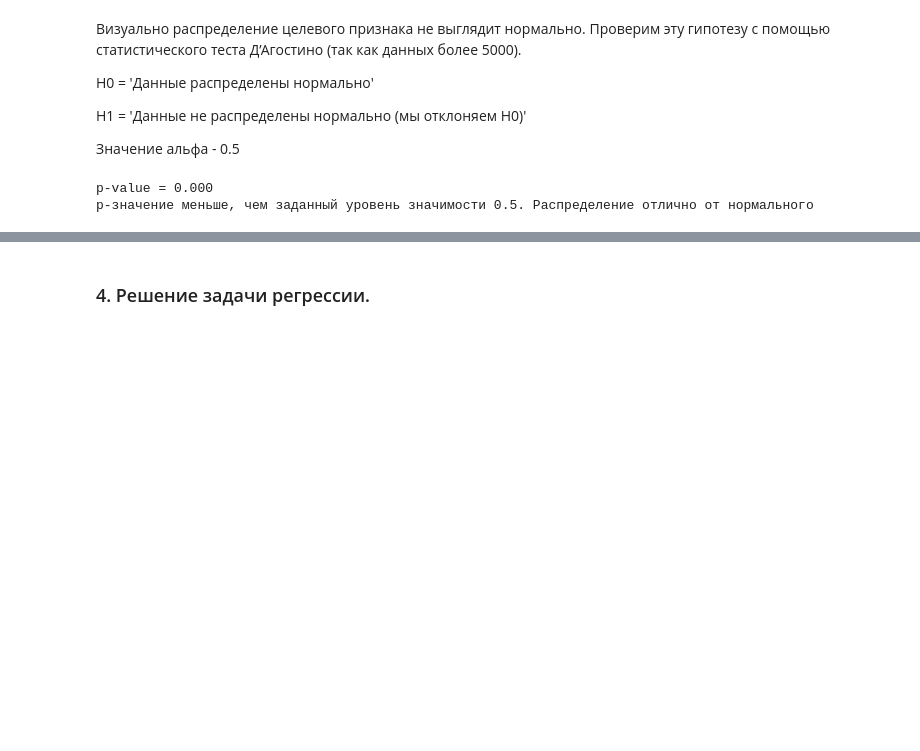
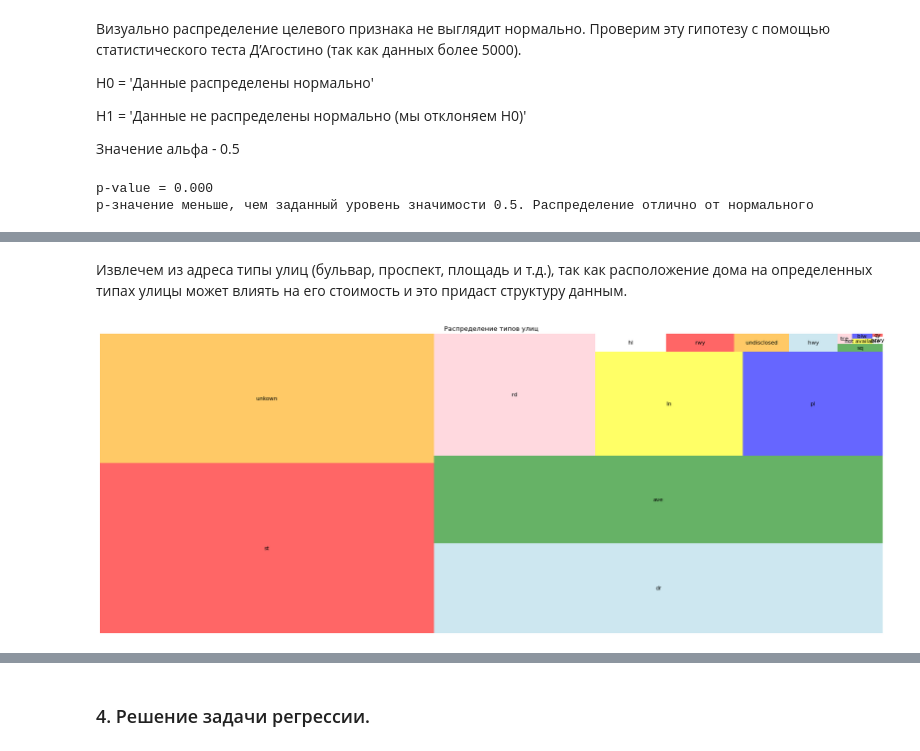
Before and after one commit to LNarnia/IDE_new, a Jupyter notebook: Skillfactory/final_project/project.ipynb, the cells around one changed output, grey strips where cells are left out. Saved outputs shown, nothing was run; the diff lists cells and outputs as text; code cells hidden in the pictures; blank space fills up the shorter version.

```diff
--- a/Skillfactory/final_project/project.ipynb
+++ b/Skillfactory/final_project/project.ipynb
@@ -340,0 +471,9 @@ print(f'Результирующее число записей: {cleaned.shape[0
+# %%
+data['street'] = data['street'].fillna(data['street'].mode()[0])
+# %% [markdown]
+Извлечем из адреса типы улиц (бульвар, проспект, площадь и т.д.), так как расположение дома на определенных типах улицы может влиять на его стоимость и это придаст структуру данным.
+# %%
+data['street'] = data['street'].astype(str)
+data['street'] = data['street'].str.lower()
+# удалим ненужные символы
+data['street'] = data['street'].apply(lambda x: str(x).replace('(', '').replace(')', ''))
@@ -340,0 +529,15 @@ print(f'Результирующее число записей: {cleaned.shape[0
+# %%
+data['street'] = data['street'].apply(get_type_of_street)
+# %%
+data_street = data.groupby('street')['street'].value_counts()
+data_street = data_street.sort_values(ascending=False)
+# %%
+# строим древовидную диаграмму с рапределением стран проживания среди специалистов DS
+plt.figure(figsize=(26,10), dpi= 80)
+squarify.plot(sizes = data_street.values, label = data_street.index, alpha=.6, color = ['red','orange','lightblue','green','pink','yellow', 'blue', 'white'])
+
+plt.title('Распределение типов улиц')
+plt.axis('off')
+plt.show()
+# %% [output]
+[figure, added]
```
Also changed, not shown: parts of 43 cells of this notebook, 1 other file.
